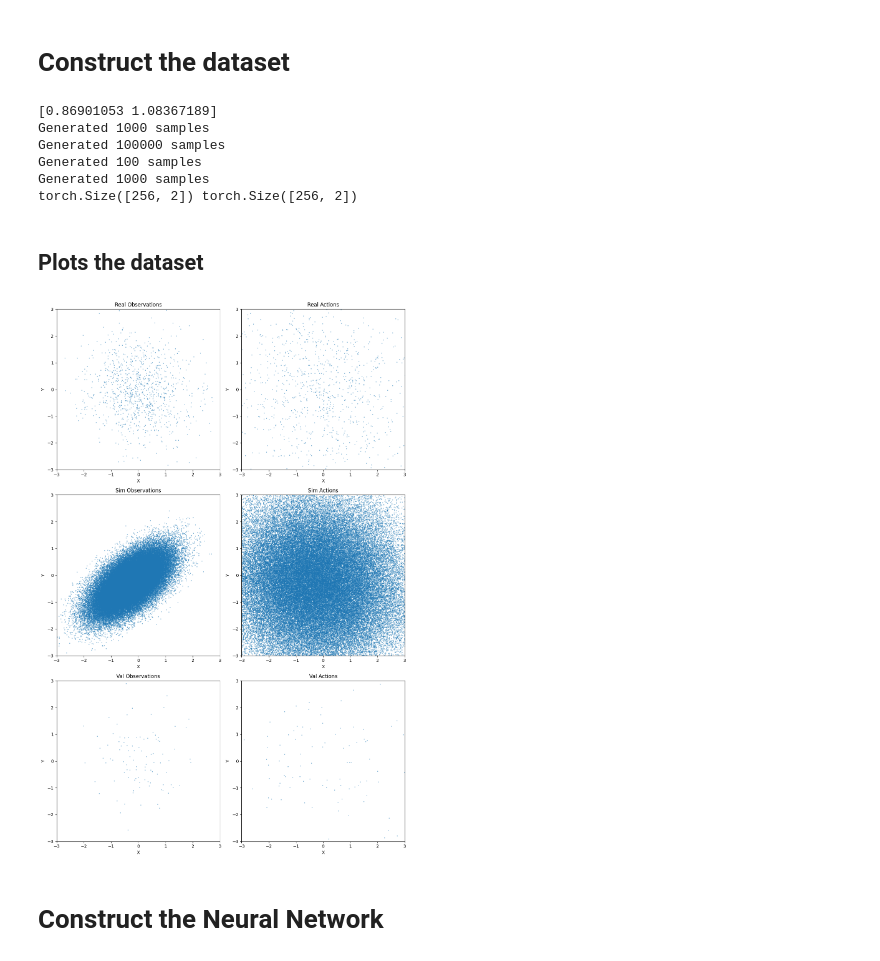
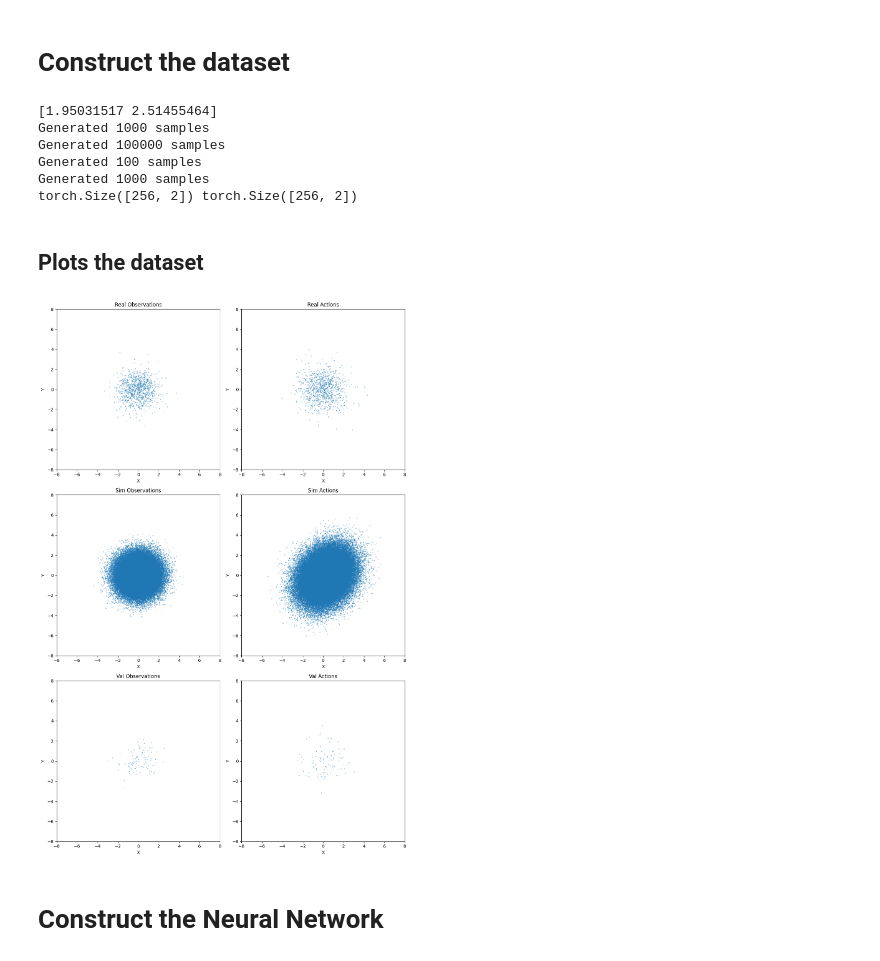
Before and after one commit to rohbws/DiffusionCoTrainingToy, a Jupyter notebook: train_model.ipynb, the cells around one changed output. Cells and saved outputs as stored; diff of their text form; code cells hidden in the pictures.

```diff
--- a/train_model.ipynb
+++ b/train_model.ipynb
@@ -39,12 +39,14 @@ class GaussianDataset(Dataset):
         for _ in range(num_samples):
             obs = np.random.normal(size=(input_dim))
             if obs_trans is not None:
-                obs = obs_trans(obs)
+                mu = obs_trans(obs)
+            else:
+                mu = obs
 
             for _ in range(samples_per_obs):
 
                 # Generate output data (a) using the Gaussian distribution
-                act = np.random.multivariate_normal(mean=obs, cov=self.cov)
+                act = np.random.multivariate_normal(mean=mu, cov=self.cov)
 
                 self.o.append(obs)
                 self.a.append(act)
@@ -136,7 +138,7 @@ for step, batch in enumerate(data_loader):
 
 # Construct validation dataset
 # %% [output]
-[0.86901053 1.08367189]
+[1.95031517 2.51455464]
 Generated 1000 samples
 Generated 100000 samples
 Generated 100 samples
@@ -162,60 +166,61 @@ val_act = np.array([a for _, a in val_dataset])
 plt.figure(figsize=(12, 18))
 
 # Real dataset
+
 plt.subplot(3, 2, 1)
 plt.scatter(real_obs[:, 0], real_obs[:, 1], s=1, alpha=0.5)
 plt.title("Real Observations")
 plt.xlabel("X")
 plt.ylabel("Y")
-plt.xlim(-3, 3)
-plt.ylim(-3, 3)
+plt.xlim(-8, 8)
+plt.ylim(-8, 8)
 
 plt.subplot(3, 2, 2)
 plt.scatter(real_act[:, 0], real_act[:, 1], s=1, alpha=0.5)
 plt.title("Real Actions")
 plt.xlabel("X")
 plt.ylabel("Y")
-plt.xlim(-3, 3)
-plt.ylim(-3, 3)
+plt.xlim(-8, 8)
+plt.ylim(-8, 8)
 
 # Sim dataset
 plt.subplot(3, 2, 3)
 plt.scatter(sim_obs[:, 0], sim_obs[:, 1], s=1, alpha=0.5)
 plt.title("Sim Observations")
 plt.xlabel("X")
 plt.ylabel("Y")
-plt.xlim(-3, 3)
-plt.ylim(-3, 3)
+plt.xlim(-8, 8)
+plt.ylim(-8, 8)
 
 plt.subplot(3, 2, 4)
 plt.scatter(sim_act[:, 0], sim_act[:, 1], s=1, alpha=0.5)
 plt.title("Sim Actions")
 plt.xlabel("X")
 plt.ylabel("Y")
-plt.xlim(-3, 3)
-plt.ylim(-3, 3)
+plt.xlim(-8, 8)
+plt.ylim(-8, 8)
 
 # Val dataset
 plt.subplot(3, 2, 5)
 plt.scatter(val_obs[:, 0], val_obs[:, 1], s=1, alpha=0.5)
 plt.title("Val Observations")
 plt.xlabel("X")
 plt.ylabel("Y")
-plt.xlim(-3, 3)
-plt.ylim(-3, 3)
+plt.xlim(-8, 8)
+plt.ylim(-8, 8)
 
 plt.subplot(3, 2, 6)
 plt.scatter(val_act[:, 0], val_act[:, 1], s=1, alpha=0.5)
 plt.title("Val Actions")
 plt.xlabel("X")
 plt.ylabel("Y")
-plt.xlim(-3, 3)
-plt.ylim(-3, 3)
+plt.xlim(-8, 8)
+plt.ylim(-8, 8)
 
 plt.tight_layout()
 plt.show()
 # %% [output]
-[figure, old version]
+[figure, new version]
 # %% [markdown]
 # Construct the Neural Network
 # %%
```
Also changed, not shown: parts of 4 cells of this notebook, 23 other files.
